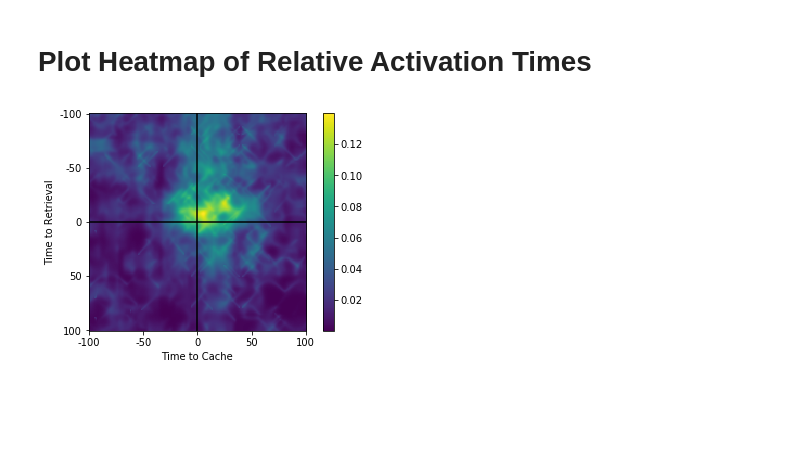
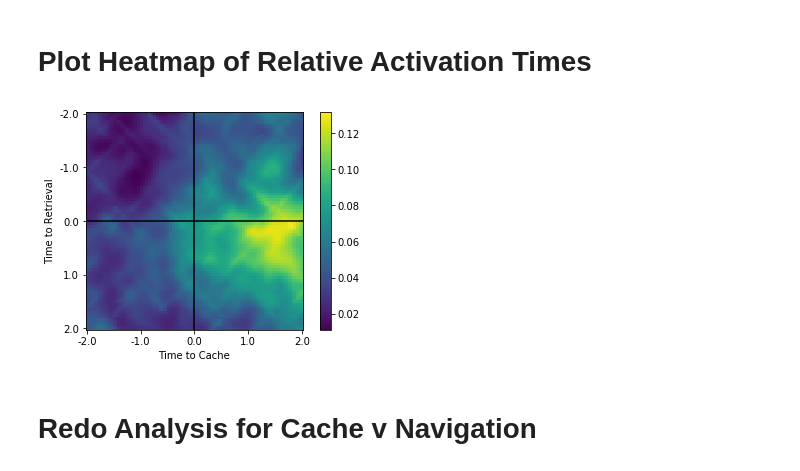
Before and after one commit to chingf/cache-arena-analysis, a Jupyter notebook: notebooks/2-population-reactivation/4-reactivation-timing.ipynb, the cells around one changed output. Saved outputs shown, nothing was run; the diff lists cells and outputs as text; code cells hidden in the pictures; blank space fills up the shorter version.

Commit message:
Rerun notebook with new hops; redo reactivation timing plots

```diff
--- a/notebooks/2-population-reactivation/4-reactivation-timing.ipynb
+++ b/notebooks/2-population-reactivation/4-reactivation-timing.ipynb
@@ -54,22 +28,24 @@ for key in h5_path_dict.keys():
 # %% [markdown]
 # Plot Heatmap of Relative Activation Times
 # %%
+# Collect overlap matrices
 all_overlap_matrices = []
 for fil_string in population_patterns.keys():
     f = h5py.File(fil_string, 'r')
     exp_data = ExpData(f)
-    cr_patterns = population_patterns[fil_string]['cr_patterns']
-    cache_indices = np.argwhere(exp_data.cache_event).squeeze()
-    retriev_indices = np.argwhere(exp_data.retriev_event).squeeze()
+    c_hops = population_patterns[fil_string]['c_hops']
+    r_hops = population_patterns[fil_string]['r_hops']
+    noncr_hops = population_patterns[fil_string]['noncr_hops']
+    hop_patterns = population_patterns[fil_string]['hop_patterns']
 
-    for cache_index in cache_indices:
-        c_site = exp_data.event_sites[cache_index]
-        cache_pattern_mat = cr_patterns[cache_index]
-        for retriev_index in retriev_indices:
-            if retriev_index <= cache_index: continue
-            r_site = exp_data.event_sites[retriev_index]
+    for i, c_hop in enumerate(c_hops):
+        c_site = exp_data.event_sites[exp_data.cache_event][i]
+        cache_pattern_mat = hop_patterns[c_hop]
+        for j, r_hop in enumerate(r_hops):
+            if r_hop <= c_hop: continue
+            r_site = exp_data.event_sites[exp_data.retriev_event][j]
             if r_site != c_site: continue
-            retriev_pattern_mat = cr_patterns[retriev_index]
+            retriev_pattern_mat = hop_patterns[r_hop]
             overlap_matrix = []
             for retriev_pattern in retriev_pattern_mat.T:
                 cache_retriev_overlap = popln_overlap(
@@ -78,19 +54,22 @@ for fil_string in population_patterns.keys():
                 overlap_matrix.append(cache_retriev_overlap)
             overlap_matrix = np.array(overlap_matrix)
             all_overlap_matrices.append(overlap_matrix)
+            break
 all_overlap_matrices = np.array(all_overlap_matrices)
 all_overlap_matrices = np.nanmean(all_overlap_matrices, axis=0)
 # %%
 window_size = all_overlap_matrices.shape[0]
 window_ticks = np.arange(0, window_size, window_size//4)
 plt.imshow(all_overlap_matrices)
-plt.yticks(window_ticks, window_ticks-window_size//2)
-plt.xticks(window_ticks, window_ticks-window_size//2)
+plt.yticks(window_ticks, (window_ticks-window_size//2)/20)
+plt.xticks(window_ticks, (window_ticks-window_size//2)/20)
 plt.axhline(window_size//2, color="black")
 plt.axvline(window_size//2, color="black")
 plt.ylabel("Time to Retrieval")
 plt.xlabel("Time to Cache")
 plt.colorbar()
 plt.show()
 # %% [output]
-[figure, old version]
+[figure, new version]
+# %% [markdown]
+# Redo Analysis for Cache v Navigation
```
Also changed, not shown: parts of 15 cells of this notebook, 8 other files.
